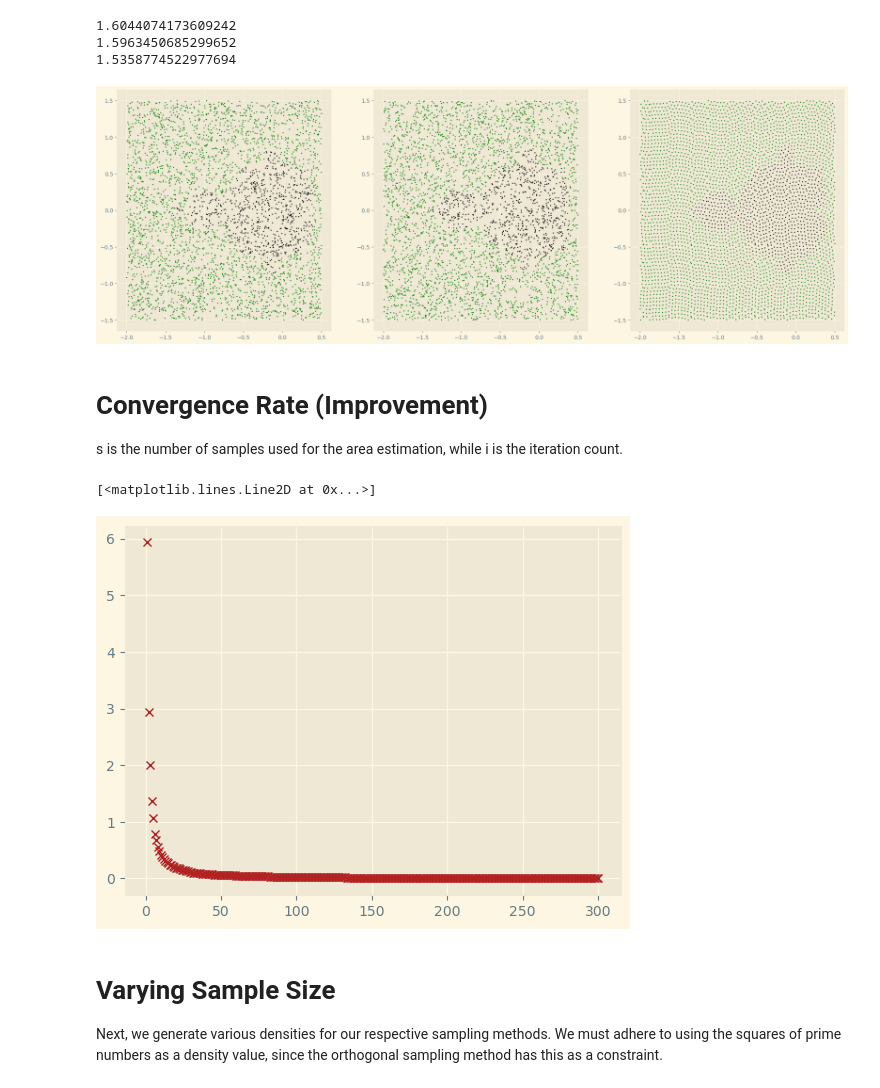
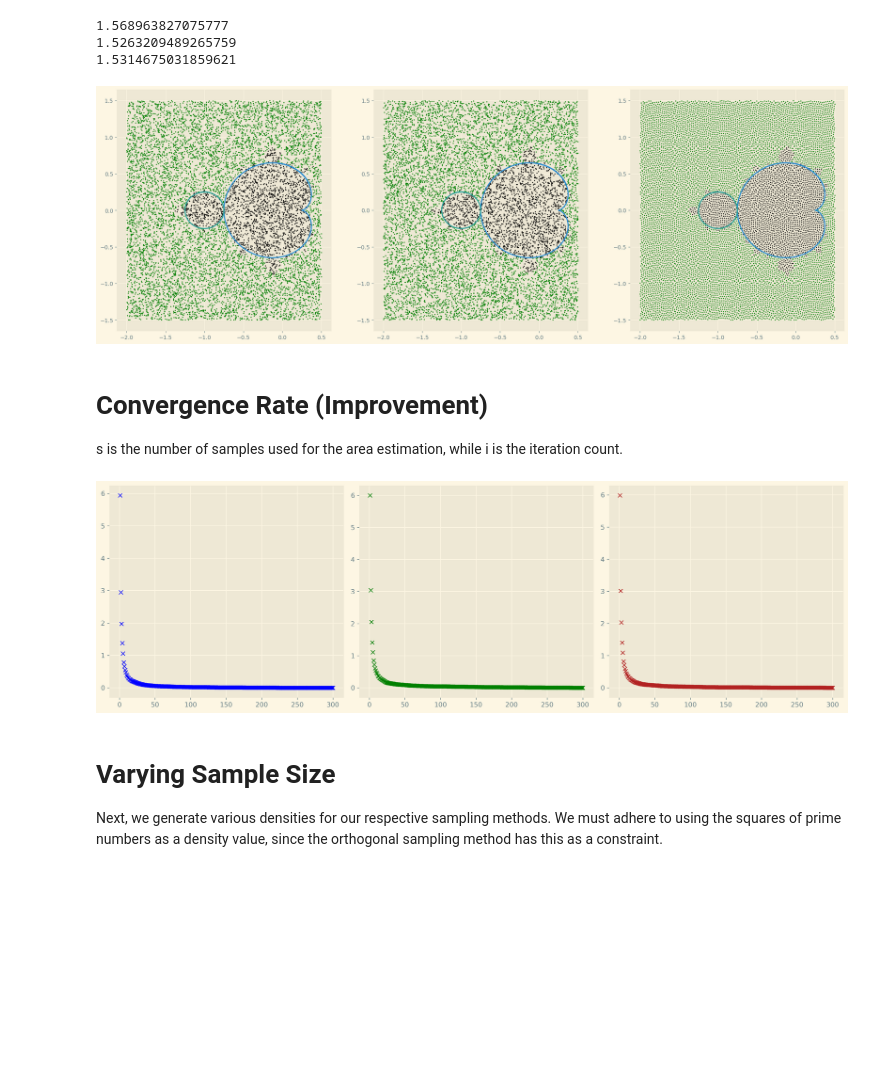
Before and after one commit to lendobo/Stochastic_Sim_1, a Jupyter notebook: mandelbrot.ipynb, the cells around one changed output. Saved outputs shown, nothing was run; the diff lists cells and outputs as text; code cells hidden in the pictures; blank space fills up the shorter version.

```diff
--- a/mandelbrot.ipynb
+++ b/mandelbrot.ipynb
@@ -120,14 +106,14 @@ def rejection_sampling(x_range, y_range, C, max_iterations=100):
 # %%
 # TEsting the sampling methods
 
-x_range = [-2, 0.5]
+x_range = [-2., 0.5]
 y_range = [-1.5, 1.5]
 
-sample_size =  3721 # 6241 #  #   529 10201
+sample_size =  10201 # 6241 #  #   529
 max_iterations = 100
 
 # Sampling points
-c = complex_matrix(x_range, y_range, density=sample_size)
+# c = complex_matrix(x_range, y_range, density=sample_size)
 
 random_sample = random_sampling(x_range, y_range, density=sample_size)
 latin_sample = latin_and_ortho(x_range, y_range, density=sample_size)
@@ -147,24 +133,44 @@ print(random_area)
 print(latin_area)
 print(ortho_area)
 # %% [output]
-1.6044074173609242
-1.5963450685299652
-1.5358774522977694
+1.568963827075777
+1.5263209489265759
+1.5314675031859621
 # %%
 # PLotting
+def cardioid(t):
+    x = 0.5 * np.cos(t) - 0.25 * np.cos(2*t)
+    y = 0.5 * np.sin(t) - 0.25 * np.sin(2*t)
+
+    return x, y
+
+def circle(t,r):
+    x = r  * np.cos(t) - 1
+    y = r * np.sin(t)
+
+    return x, y
+
+t = np.linspace(-5, 2, 100)
+radius = 0.25
+
+re,im = cardioid(t)
+re_c, im_c = circle(t, radius)
 
 fig, ax = plt.subplots(1,3, figsize=(24,8))
 for i, type in enumerate([random_sample, latin_sample, ortho_sample]):
     ax[i].plot([z.real for z in type[Ms[i]]], [z.imag for z in type[Ms[i]]], 'ko', markersize =1)
     ax[i].plot([z.real for z in type[~Ms[i]]], [z.imag for z in type[~Ms[i]]], 'go', markersize =1)
+    ax[i].plot(re, im)
+    ax[i].plot(re_c, im_c)
 # %% [output]
-[figure, old version]
+[figure, new version]
 # %% [markdown]
 # Convergence Rate (Improvement)
 
 s is the number of samples used for the area estimation, while i is the iteration count.
 # %%
-def iteration_conv(x_range, y_range, C, max_iter_count=100):
+# @jit(nopython=True)
+def iteration_conv(x_range, y_range, C, max_iter_count=150):
     """
     Estimates the area of the mandelbrot using a range of iteration values
 
@@ -185,16 +191,26 @@ def iteration_conv(x_range, y_range, C, max_iter_count=100):
 # %%
 # Testing the functions
 N_i = 300
 x_i = np.linspace(1,N_i,N_i-1)
 
+rand_areas = iteration_conv(x_range, y_range, random_sample, max_iter_count=N_i)
 lhs_areas = iteration_conv(x_range, y_range, latin_sample, max_iter_count=N_i)
-converged_area = lhs_areas[-1]
-relative_errors = [np.abs(area - converged_area) for area in lhs_areas]
+ortho_areas = iteration_conv(x_range, y_range, ortho_sample, max_iter_count=N_i)
 
-plt.plot(x_i, relative_errors[1:], 'x', color='firebrick')
+converged_area = [areas[-1] for areas in [rand_areas, lhs_areas, ortho_areas]] # [rand_areas[-1], lhs_areas[-1], ortho_areas[-1]]
+colors = ['blue', 'green', 'firebrick']
+
+
+plt.figure(figsize=(16,5), dpi=300)
+for i, type in enumerate([rand_areas, lhs_areas, ortho_areas]):
+    relative_errors = [np.abs(area - converged_area[i]) for area in type]
+    plt.subplot(131+i)
+    plt.plot(x_i, relative_errors[1:], 'x', color=colors[i])
+
+plt.tight_layout()
+plt.show()
 # %% [output]
-[<matplotlib.lines.Line2D at 0x...>]
-[figure, old version]
+[figure, new version]
 # %% [markdown]
 # Varying Sample Size
 Next, we generate various densities for our respective sampling methods. We must adhere to using the squares of prime numbers as a density value, since the orthogonal sampling method has this as a constraint.
```
Also changed, not shown: parts of 17 cells of this notebook.
